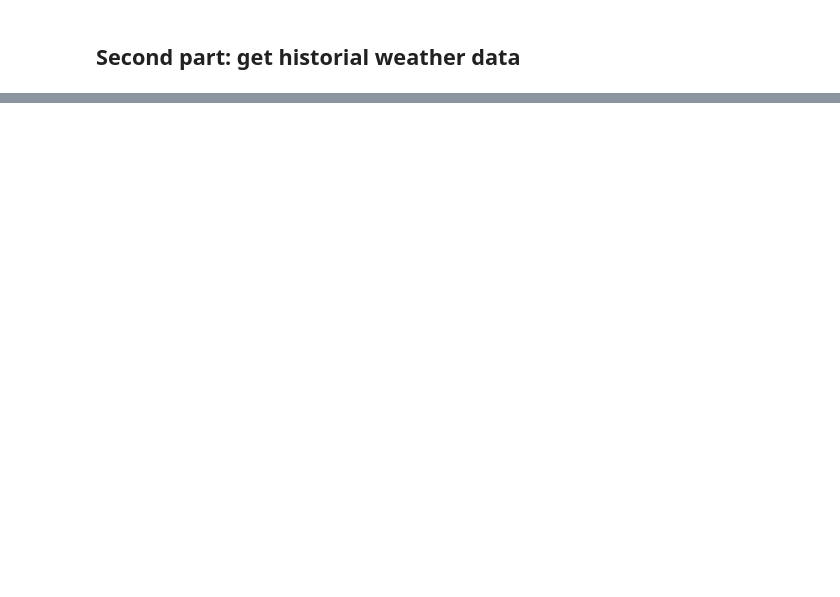
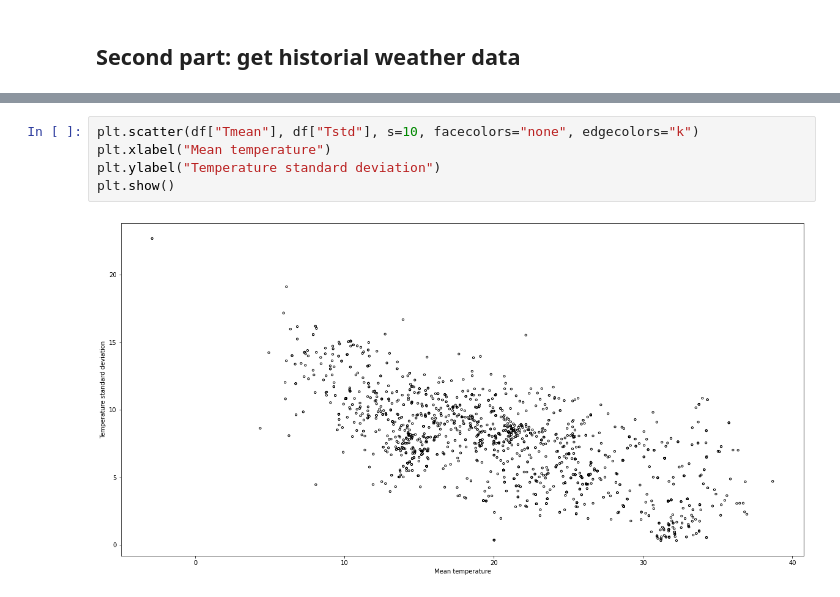
Before and after one commit to Jonas1312/cities-with-nice-weather, a Jupyter notebook: README.ipynb, the cells around one changed output, grey strips where cells are left out. Drawn from its saved outputs; the diff is of its cells as text; blank space fills up the shorter version.

```diff
--- a/README.ipynb
+++ b/README.ipynb
@@ -246,0 +339,7 @@ We need historical monthly data of the last two decades for all the cities short
+# %%
+plt.scatter(df["Tmean"], df["Tstd"], s=10, facecolors="none", edgecolors="k")
+plt.xlabel("Mean temperature")
+plt.ylabel("Temperature standard deviation")
+plt.show()
+# %% [output]
+[figure, added]
```
Also changed, not shown: parts of 32 cells of this notebook.
